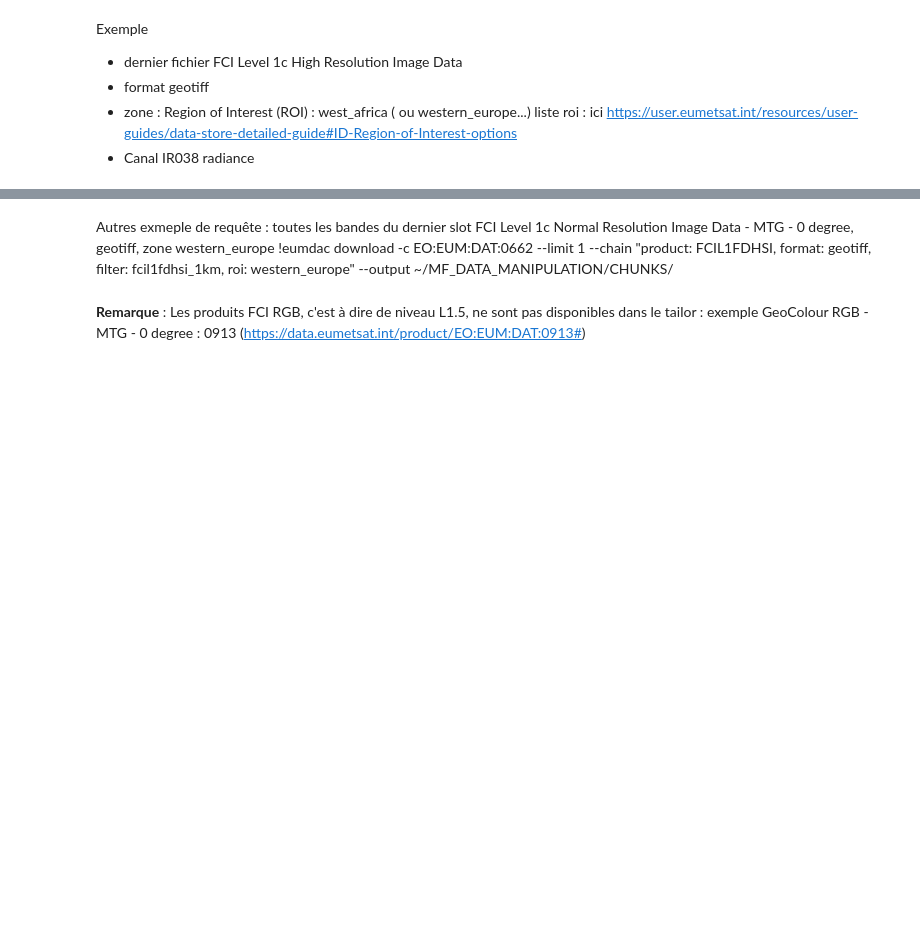
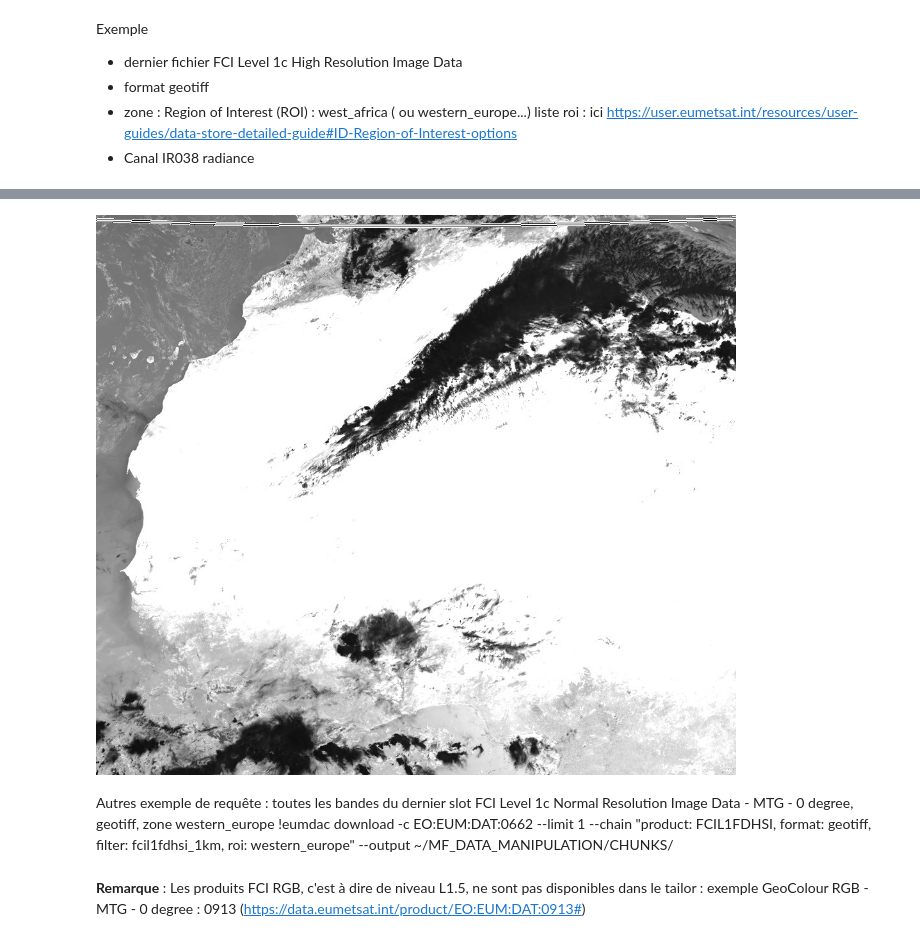
Before and after one commit to MF-VDS/MF_DATA_MANIPULATION, a Jupyter notebook: NOTEBOOK/eumdac.ipynb, the cells around one changed output, grey strips where cells are left out. Cells and saved outputs as stored; diff of their text form; code cells hidden in the pictures; blank space fills up the shorter version.

```diff
--- a/NOTEBOOK/eumdac.ipynb
+++ b/NOTEBOOK/eumdac.ipynb
@@ -267,5 +391,11 @@ Exemple </br>
+# %%
+output = "RESULTS/tailor/"  # dossier de sortie
+im5 = Image.open(output + 'fichier.jpg', 'r')
+display(im5)
+# %% [output]
+[figure, added]
 # %% [markdown]
-Autres exmeple de requête : </br>
+Autres exemple de requête : </br>
 toutes les bandes du dernier slot FCI Level 1c Normal Resolution Image Data - MTG - 0 degree, geotiff, zone western_europe </br>
 !eumdac download -c EO:EUM:DAT:0662 --limit 1 --chain "product: FCIL1FDHSI, format: geotiff, filter: fcil1fdhsi_1km, roi: western_europe" --output ~/MF_DATA_MANIPULATION/CHUNKS/
 # %% [markdown]
```
Also changed, not shown: parts of 21 cells of this notebook, 3 other files.
